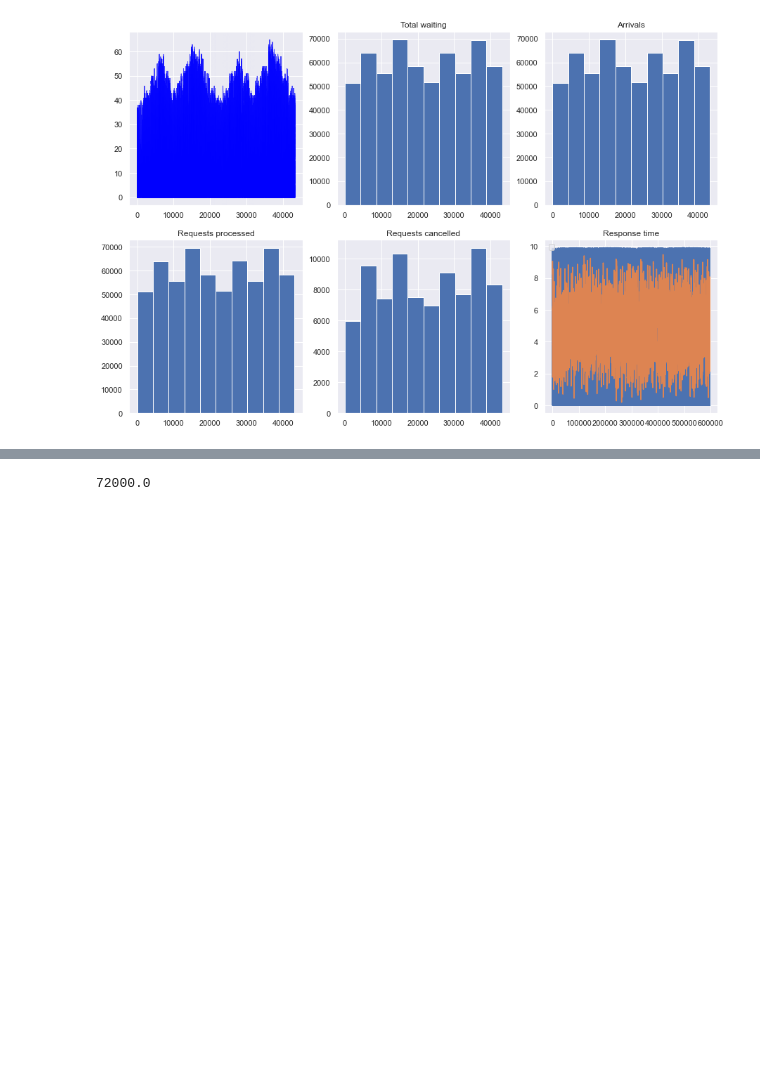
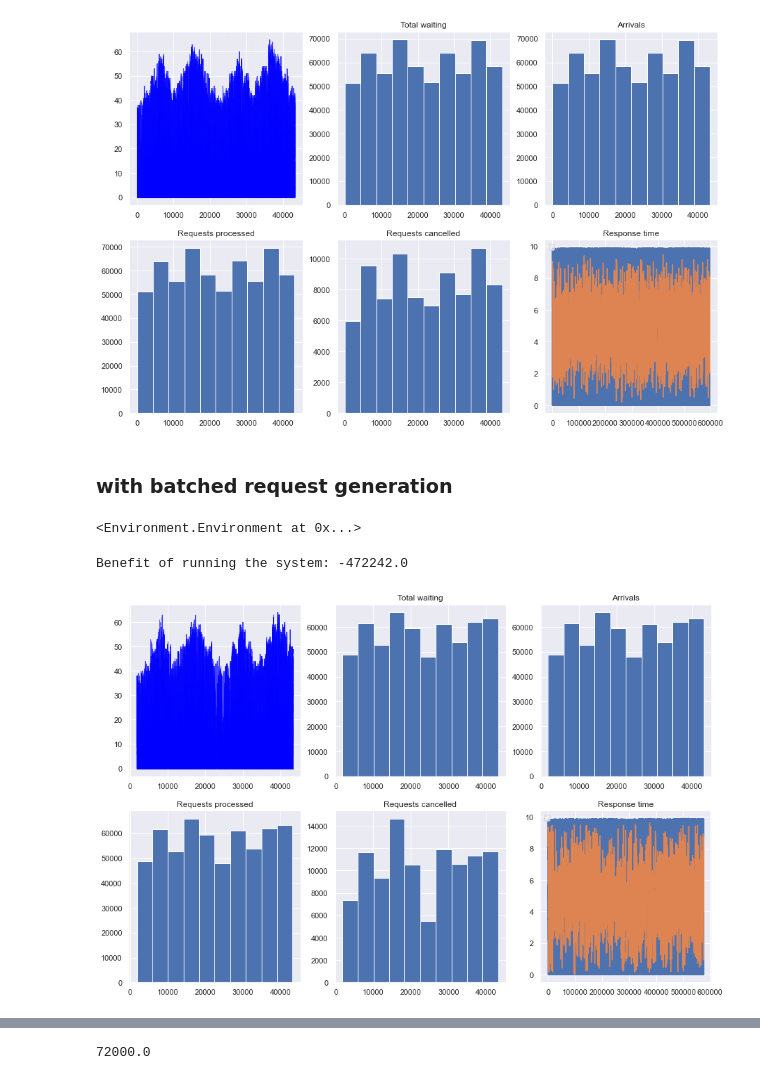
Before and after one commit to julianvanmeggelen/AdaptiveLoadBalancing, a Jupyter notebook: example.ipynb, the cells around one changed output, grey strips where cells are left out. Drawn from its saved outputs; the diff is of its cells as text; code cells hidden in the pictures; blank space fills up the shorter version.

```diff
--- a/example.ipynb
+++ b/example.ipynb
@@ -96,6 +96,29 @@ plotSimulationSummary(environment=env)
 # %% [output]
 Benefit of running the system: -241643.0
 [figure]
+# %% [markdown]
+### with batched request generation
+# %%
+stopTime = 12*60*60
+env = Environment(stopTime=stopTime)
+periodLength = 0.5*60*60 #half an hour per period -> schedule repeated two times in 12 hours
+
+loadBalancer = LoadBalancer(nServers=3, environment=env)
+
+requestTypes = [(0.5,1,0.1,10), (0.5,2,0.2,10)] #(prob, mu, sigma, cancelTime)
+arrivalsPerSecond = 14
+source = BatchedSource(arrivalsPerSecond, requestTypes, loadBalancer, env, periodLength )
+
+schedule = [11,12,14,16,14,12,13,15,17,16,14,12] #12 periods
+arrivalSchedule = ArrivalSchedule(periodLength,arrivalSchedule=schedule, environment=env, loadBalancer=loadBalancer, source=source)
+env.run(debug=False)
+# %% [output]
+<Environment.Environment at 0x...>
+# %%
+plotSimulationSummary(environment=env)
+# %% [output]
+Benefit of running the system: -472242.0
+[figure, added]
 # %%
 ##ignore
 stopTime = 3*60*60
```
Also changed, not shown: parts of 2 cells of this notebook, 4 other files.
